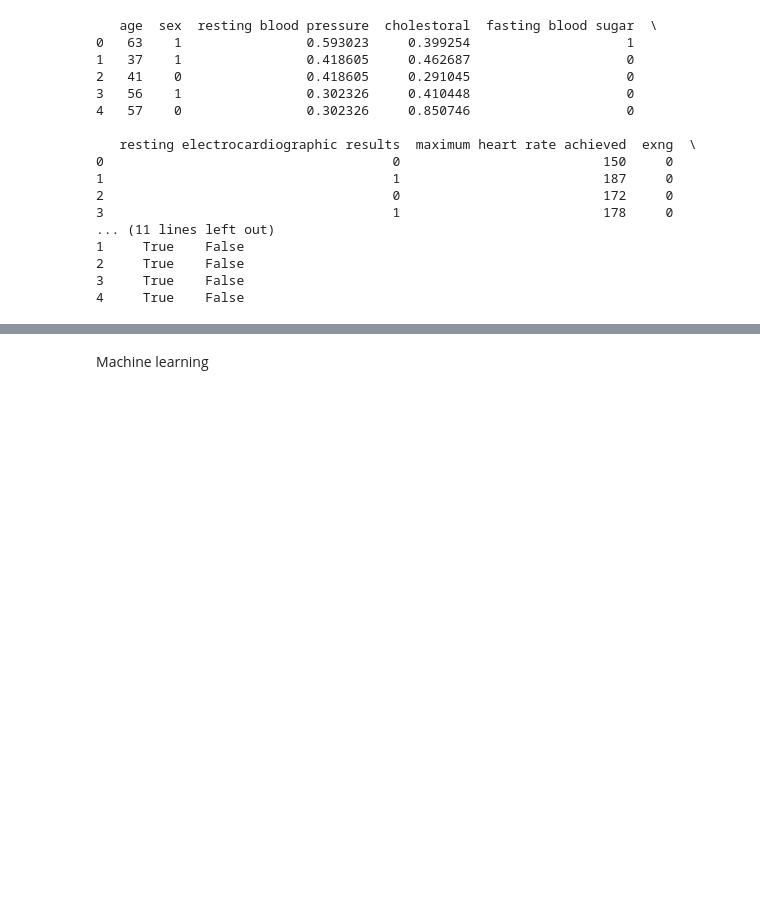
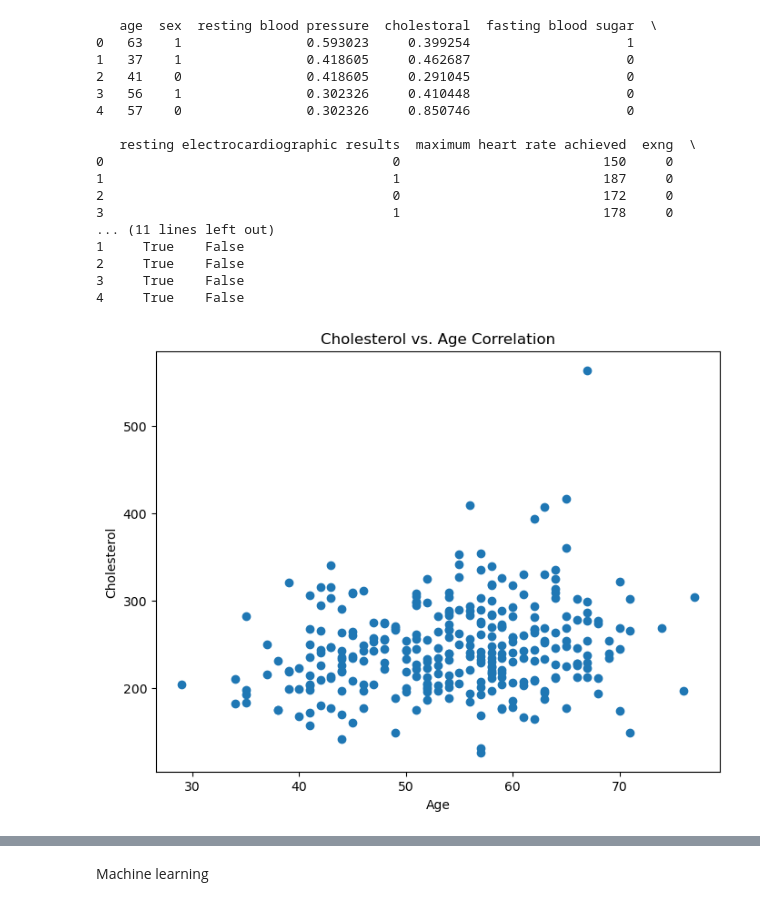
Before and after one commit to slyskenk/DtaAss1, a Jupyter notebook: heart.ipynb, the cells around one changed output, grey strips where cells are left out. Saved outputs shown, nothing was run; the diff lists cells and outputs as text; code cells hidden in the pictures; blank space fills up the shorter version.

Commit message:
Just added my Scatter Plot Matrix

```diff
--- a/heart.ipynb
+++ b/heart.ipynb
@@ -578,3 +578,13 @@ print(df_encoded.head())
 2     True    False
 3     True    False
 4     True    False
+# %%
+# scatter plot showing Cholestterol correlation with age//Done By 222119810 Kakuva Slysken
+plt.figure(figsize=(8, 6))
+plt.scatter(df['age'], df['chol'], alpha=1.0)  # Adjusted alpha for clearer visibility
+plt.title('Cholesterol vs. Age Correlation')
+plt.xlabel('Age')
+plt.ylabel('Cholesterol')
+plt.show()
+# %% [output]
+[figure, added]
```
Also changed, not shown: parts of 2 cells of this notebook.
